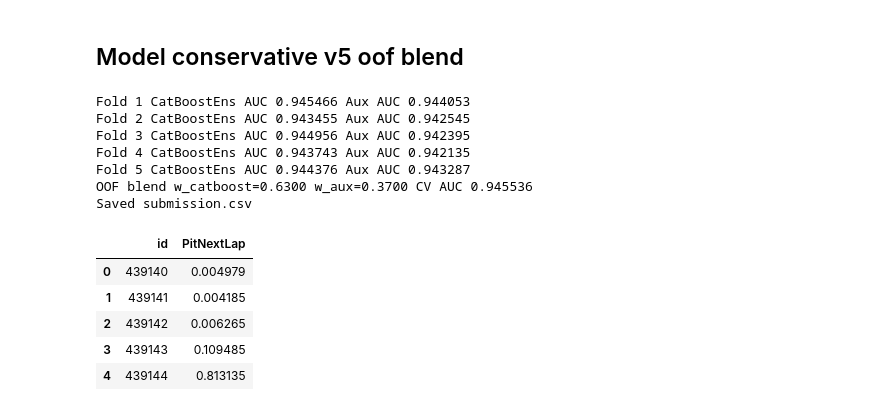
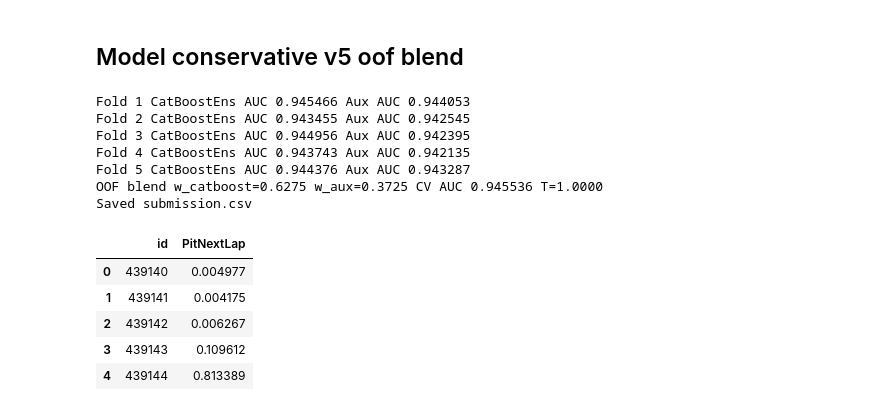
Before and after one commit to oivler/kaggle-f1-pit-stops, a Jupyter notebook: model.ipynb, the cells around one changed output. Cells and saved outputs as stored; diff of their text form; code cells hidden in the pictures.

```diff
--- a/model.ipynb
+++ b/model.ipynb
@@ -732,43 +732,65 @@ if has_catboost:
         if auc > best_auc:
             best_auc = auc
             best_w = w
-    print(f'OOF blend w_catboost={best_w:.4f} w_aux={1.0 - best_w:.4f} CV AUC {best_auc:.6f}')
-    test_final = best_w * test_cb + (1.0 - best_w) * test_aux
+    lo = max(0.0, best_w - 0.06)
+    hi = min(1.0, best_w + 0.06)
+    for w in np.linspace(lo, hi, 49):
+        blend_oof = w * oof_cb + (1.0 - w) * oof_aux
+        auc = roc_auc_score(y, blend_oof)
+        if auc > best_auc:
+            best_auc = auc
+            best_w = w
+    blend_oof = best_w * oof_cb + (1.0 - best_w) * oof_aux
+    blend_te = best_w * test_cb + (1.0 - best_w) * test_aux
+    eps = 1e-6
+    bo = np.clip(blend_oof, eps, 1.0 - eps)
+    zo = np.log(bo / (1.0 - bo))
+    best_T = 1.0
+    for T in np.linspace(0.88, 1.12, 25):
+        pr = 1.0 / (1.0 + np.exp(-zo / T))
+        auc = roc_auc_score(y, pr)
+        if auc > best_auc:
+            best_auc = auc
+            best_T = T
+    bt = np.clip(blend_te, eps, 1.0 - eps)
+    zte = np.log(bt / (1.0 - bt))
+    test_final = 1.0 / (1.0 + np.exp(-zte / best_T))
+    print(f'OOF blend w_catboost={best_w:.4f} w_aux={1.0 - best_w:.4f} CV AUC {best_auc:.6f} T={best_T:.4f}')
 else:
     oof_lr = np.zeros(len(train))
     test_lr = np.zeros(len(test))
     for fold, (tr_idx, va_idx) in enumerate(skf.split(X, y), 1):
         X_tr, X_va = X.iloc[tr_idx], X.iloc[va_idx]
         y_tr, y_va = y.iloc[tr_idx], y.iloc[va_idx]
         preprocessor = ColumnTransformer(
             transformers=[
                 ('num', Pipeline([('imp', SimpleImputer(strategy='median'))]), num_features),
                 ('cat', Pipeline([('imp', SimpleImputer(strategy='most_frequent')), ('ohe', OneHotEncoder(handle_unknown='ignore'))]), cat_features),
             ],
             remainder='drop',
         )
         model = Pipeline([('prep', preprocessor), ('clf', LogisticRegression(max_iter=1000, n_jobs=-1))])
         model.fit(X_tr, y_tr)
         oof_lr[va_idx] = model.predict_proba(X_va)[:, 1]
         test_lr += model.predict_proba(X_test)[:, 1] / skf.n_splits
     test_final = test_lr
     print('CV AUC LR only:', roc_auc_score(y, oof_lr))
 
 submission = pd.DataFrame({'id': test['id'], 'PitNextLap': test_final})
 submission.to_csv('submission.csv', index=False)
 print('Saved submission.csv')
 display(submission.head())
 # %% [output]
 Fold 1 CatBoostEns AUC 0.945466 Aux AUC 0.944053
 Fold 2 CatBoostEns AUC 0.943455 Aux AUC 0.942545
 Fold 3 CatBoostEns AUC 0.944956 Aux AUC 0.942395
 Fold 4 CatBoostEns AUC 0.943743 Aux AUC 0.942135
 Fold 5 CatBoostEns AUC 0.944376 Aux AUC 0.943287
-OOF blend w_catboost=0.6300 w_aux=0.3700 CV AUC 0.945536
+OOF blend w_catboost=0.6275 w_aux=0.3725 CV AUC 0.945536 T=1.0000
 Saved submission.csv
 |  | id | PitNextLap |
-| 0 | 439140 | 0.004979 |
-| 1 | 439141 | 0.004185 |
-| 2 | 439142 | 0.006265 |
-| 3 | 439143 | 0.109485 |
-| 4 | 439144 | 0.813135 |
+| 0 | 439140 | 0.004977 |
+| 1 | 439141 | 0.004175 |
+| 2 | 439142 | 0.006267 |
+| 3 | 439143 | 0.109612 |
+| 4 | 439144 | 0.813389 |
```
Also changed, not shown: parts of 1 cell of this notebook.
